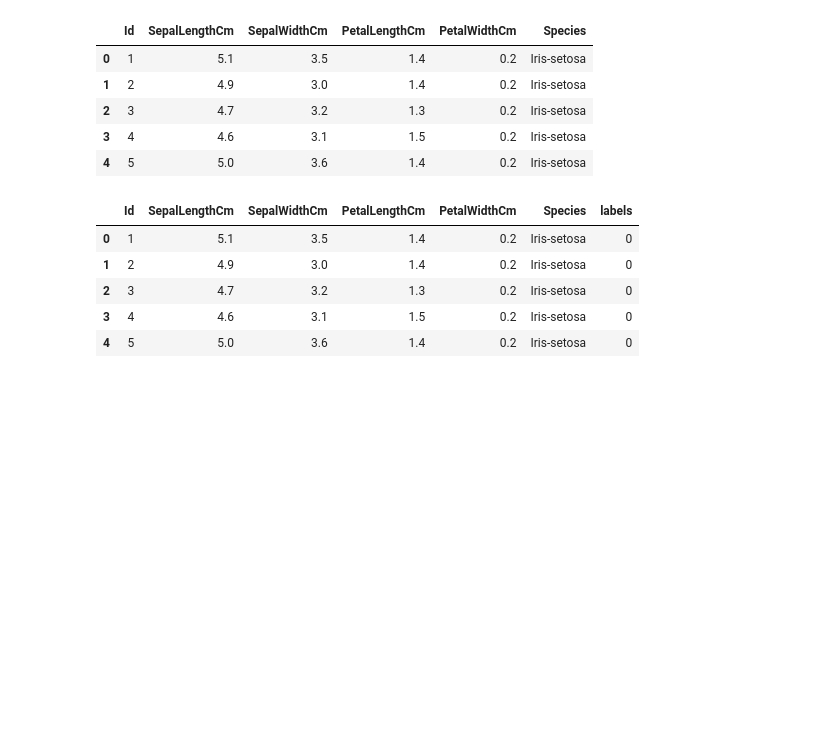
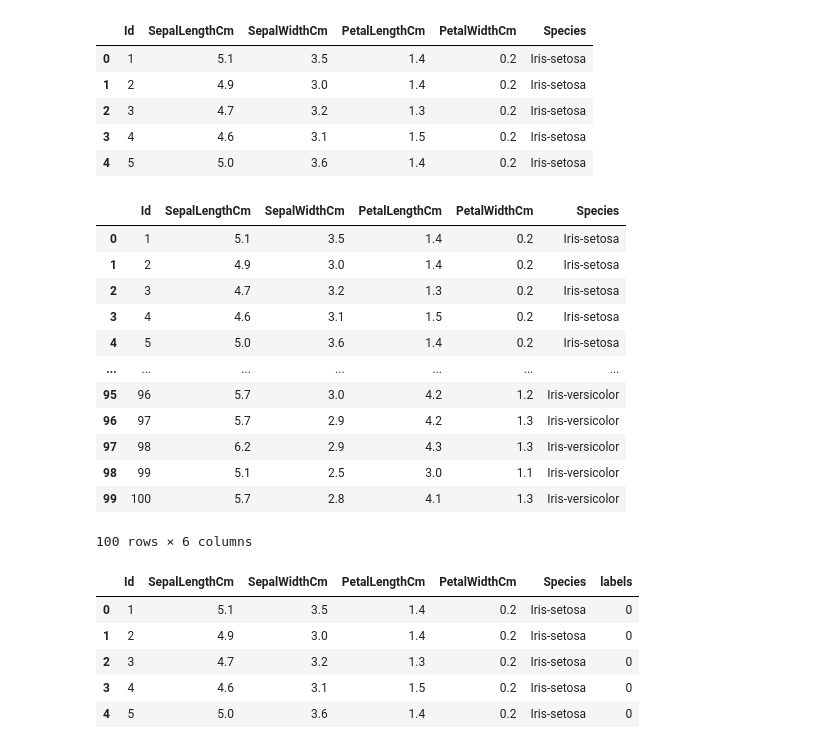
Before and after one commit to Mitchell-Mirano/Allison, a Jupyter notebook: examples/regression/2-Logistic Regression.ipynb, the cells around one changed output. Cells and saved outputs as stored; diff of their text form; code cells hidden in the pictures; blank space fills up the shorter version.

```diff
--- a/examples/regression/2-Logistic Regression.ipynb
+++ b/examples/regression/2-Logistic Regression.ipynb
@@ -21,6 +21,24 @@ data.head()
 | 2 | 3 | 4.7 | 3.2 | 1.3 | 0.2 | Iris-setosa |
 | 3 | 4 | 4.6 | 3.1 | 1.5 | 0.2 | Iris-setosa |
 | 4 | 5 | 5.0 | 3.6 | 1.4 | 0.2 | Iris-setosa |
+# %%
+data['Species'].unique()
+data = data[data['Species'].isin(['Iris-setosa', 'Iris-versicolor'])]
+data
+# %% [output]
+|  | Id | SepalLengthCm | SepalWidthCm | PetalLengthCm | PetalWidthCm | Species |
+| 0 | 1 | 5.1 | 3.5 | 1.4 | 0.2 | Iris-setosa |
+| 1 | 2 | 4.9 | 3.0 | 1.4 | 0.2 | Iris-setosa |
+| 2 | 3 | 4.7 | 3.2 | 1.3 | 0.2 | Iris-setosa |
+| 3 | 4 | 4.6 | 3.1 | 1.5 | 0.2 | Iris-setosa |
+| 4 | 5 | 5.0 | 3.6 | 1.4 | 0.2 | Iris-setosa |
+| ... | ... | ... | ... | ... | ... | ... |
+| 95 | 96 | 5.7 | 3.0 | 4.2 | 1.2 | Iris-versicolor |
+| 96 | 97 | 5.7 | 2.9 | 4.2 | 1.3 | Iris-versicolor |
+| 97 | 98 | 6.2 | 2.9 | 4.3 | 1.3 | Iris-versicolor |
+| 98 | 99 | 5.1 | 2.5 | 3.0 | 1.1 | Iris-versicolor |
+| 99 | 100 | 5.7 | 2.8 | 4.1 | 1.3 | Iris-versicolor |
+100 rows × 6 columns
 # %%
 labels2id = {label: i for i, label in enumerate(data['Species'].unique())}
 id2labels = {i: label for i, label in enumerate(data['Species'].unique())}
```
Also changed, not shown: parts of 16 cells of this notebook, 14 other files.
